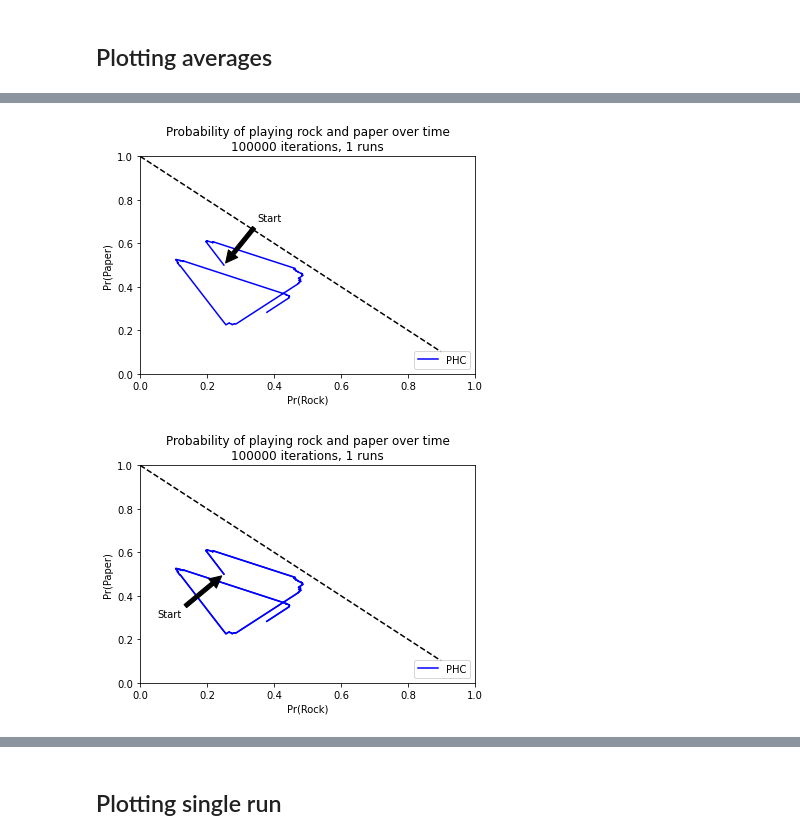
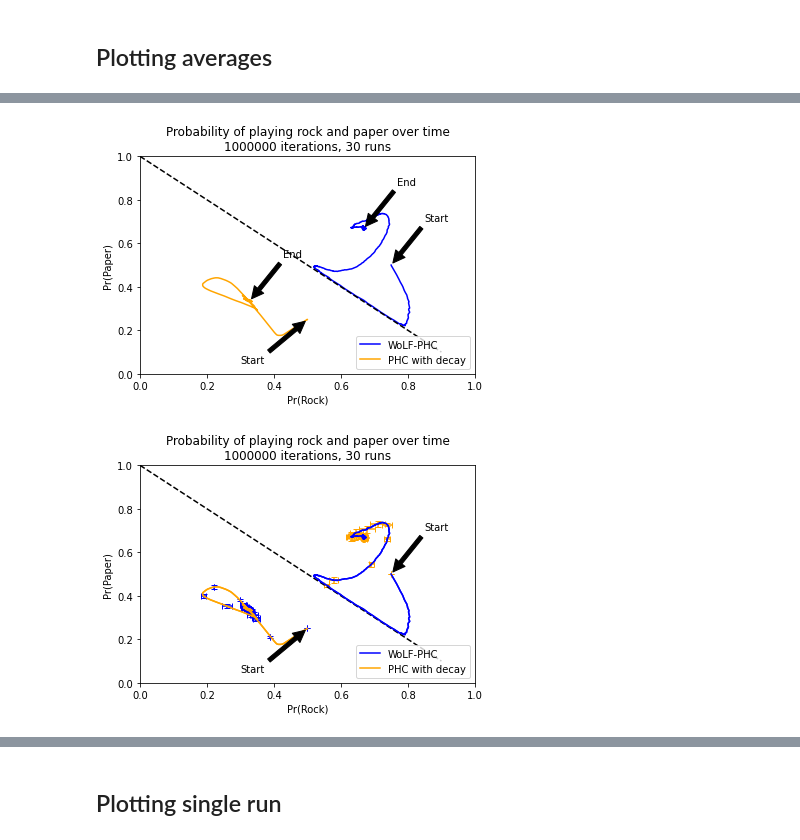
Before and after one commit to wulfdewolf/CGTproject, a Jupyter notebook: code/rock_paper_scissors_game.ipynb, the cells around one changed output, grey strips where cells are left out. Cells and saved outputs as stored; diff of their text form; code cells hidden in the pictures.

```diff
--- a/code/rock_paper_scissors_game.ipynb
+++ b/code/rock_paper_scissors_game.ipynb
@@ -565,7 +565,7 @@ delta = 0 #not used -> time-varying
 alpha = 0 #not used -> time-varying
 uses_time_varying = True
 iterations = 1000000
-averaging_amount = 1
+averaging_amount = 30
 
 player1 = WolfRPSPlayer(initial_q_value, initial_policy_probabilities, gamma)
 player2 = PHCRPSPlayer(initial_q_value, initial_policy_probabilities, gamma, delta, alpha, uses_time_varying)
@@ -580,8 +580,8 @@ save_var_to_file("RPS/phc_wolf_result_phc", results_phc)
 ## Plotting averages
 # %%
 # get the results
-results = [["WoLF-PHC", get_var_from_file("RPS/wolf_result")]]
-           #["PHC with decay", get_var_from_file("RPS/phc_result_time_varying")]]
+results = [["WoLF-PHC", get_var_from_file("RPS/wolf_result")],
+           ["PHC with decay", get_var_from_file("RPS/phc_result_time_varying")]]
 
 colors = ["blue",
          "orange"]
@@ -619,11 +619,13 @@ for result in results:
 
     color_idx += 1
 
-    #show start
+    #show start and end
     if result[0] == "WoLF-PHC": # transform to upperright
         plt.annotate('Start', xy=(x[0],y[0]), xytext=(x[0]+0.1,y[0]+0.2), arrowprops=dict(facecolor='black', shrink=0.05))
+        plt.annotate('End', xy=(x[-1],y[-1]), xytext=(x[-1]+0.1,y[-1]+0.2), arrowprops=dict(facecolor='black', shrink=0.05))
     else:
         plt.annotate('Start', xy=(x[0],y[0]), xytext=(x[0]-0.2,y[0]-0.2), arrowprops=dict(facecolor='black', shrink=0.05))
+        plt.annotate('End', xy=(x[-1],y[-1]), xytext=(x[-1]+0.1,y[-1]+0.2), arrowprops=dict(facecolor='black', shrink=0.05))
 
 # show diagonal
 plt.plot(np.arange(0, 1, 1/10), np.arange(1, 0, -1/10), "--", color="black")
@@ -676,11 +678,13 @@ for result in results:
 
     color_idx += 1
 
-    #show start
+    #show start and end
     if result[0] == "WoLF-PHC": # transform to upperright
         plt.annotate('Start', xy=(x[0],y[0]), xytext=(x[0]+0.1,y[0]+0.2), arrowprops=dict(facecolor='black', shrink=0.05))
+        plt.annotate('End', xy=(x[-1],y[-1]), xytext=(x[-1]+0.1,y[-1]+0.2), arrowprops=dict(facecolor='black', shrink=0.05))
     else:
         plt.annotate('Start', xy=(x[0],y[0]), xytext=(x[0]-0.2,y[0]-0.2), arrowprops=dict(facecolor='black', shrink=0.05))
+        plt.annotate('End', xy=(x[-1],y[-1]), xytext=(x[-1]+0.1,y[-1]+0.2), arrowprops=dict(facecolor='black', shrink=0.05))
 
 # show diagonal
 plt.plot(np.arange(0, 1, 1/10), np.arange(1, 0, -1/10), "--", color="black")
@@ -702,7 +706,7 @@ plt.show()
 # %%
-# get the results phc
-results = [["PHC", get_var_from_file("RPS/phc_result_time_varying")]]
-           #["PHC with decay", get_var_from_file("RPS/phc_result_time_varying")]]
+# get the results phc/wolf
+results = [["WoLF-PHC", get_var_from_file("RPS/phc_wolf_result_wolf")],
+           ["PHC with decay", get_var_from_file("RPS/phc_wolf_result_phc")]]
 
 colors = ["blue",
          "orange"]
@@ -740,11 +744,14 @@ for result in results:
 
     color_idx += 1
 
-    #show start
-    if result[0] == "PHC": # transform to upperright
+    #show start and end
+    if result[0] == "WoLF-PHC": # transform to upperright
         plt.annotate('Start', xy=(x[0],y[0]), xytext=(x[0]+0.1,y[0]+0.2), arrowprops=dict(facecolor='black', shrink=0.05))
+        plt.annotate('End', xy=(x[-1],y[-1]), xytext=(x[-1]+0.1,y[-1]+0.2), arrowprops=dict(facecolor='black', shrink=0.05))
     else:
         plt.annotate('Start', xy=(x[0],y[0]), xytext=(x[0]-0.2,y[0]-0.2), arrowprops=dict(facecolor='black', shrink=0.05))
+        plt.annotate('End', xy=(x[-1],y[-1]), xytext=(x[-1]+0.1,y[-1]+0.2), arrowprops=dict(facecolor='black', shrink=0.05))
+
 
 # show diagonal
 plt.plot(np.arange(0, 1, 1/10), np.arange(1, 0, -1/10), "--", color="black")
@@ -790,33 +797,34 @@ for result in results:
              "-",
              label=result[0],
              color=colors[color_idx])
 
     xerror = [sstats.sem(k) for k in zip(*result_data_rock)]
     yerror = [sstats.sem(k) for k in zip(*result_data_paper)]
     plt.errorbar(x, y, yerr=yerror, xerr=xerror, errorevery=5000, color=colors[color_idx], alpha=1, ecolor=error_colors[color_idx], capsize=3, )
 
     color_idx += 1
 
     #show start
     if result[0] == "WoLF-PHC": # transform to upperright
         plt.annotate('Start', xy=(x[0],y[0]), xytext=(x[0]+0.1,y[0]+0.2), arrowprops=dict(facecolor='black', shrink=0.05))
     else:
         plt.annotate('Start', xy=(x[0],y[0]), xytext=(x[0]-0.2,y[0]-0.2), arrowprops=dict(facecolor='black', shrink=0.05))
 
 # show diagonal
 plt.plot(np.arange(0, 1, 1/10), np.arange(1, 0, -1/10), "--", color="black")
 
+
 plt.legend(loc="lower right")
 
 plt.ylim(0, 1)
 plt.xlim(0, 1)
 
 plt.xlabel('Pr(Rock)')
 plt.ylabel('Pr(Paper)')
 plt.title('Probability of playing rock and paper over time\n' + str(iterations) + " iterations, " + str(averaging_amount) + " runs")
 
-plt.savefig("graphs/RPS/rps_PHC_w_error.png", dpi=300, bbox_inches='tight')
+plt.savefig("graphs/RPS/rps_PHC_WoLF_w_error.png", dpi=300, bbox_inches='tight')
 plt.show()
 # %% [output]
-[figure, old version]
+[figure, new version]
-[figure, old version]
+[figure, new version]
```
Also changed, not shown: parts of 8 cells of this notebook, 6 other files.
